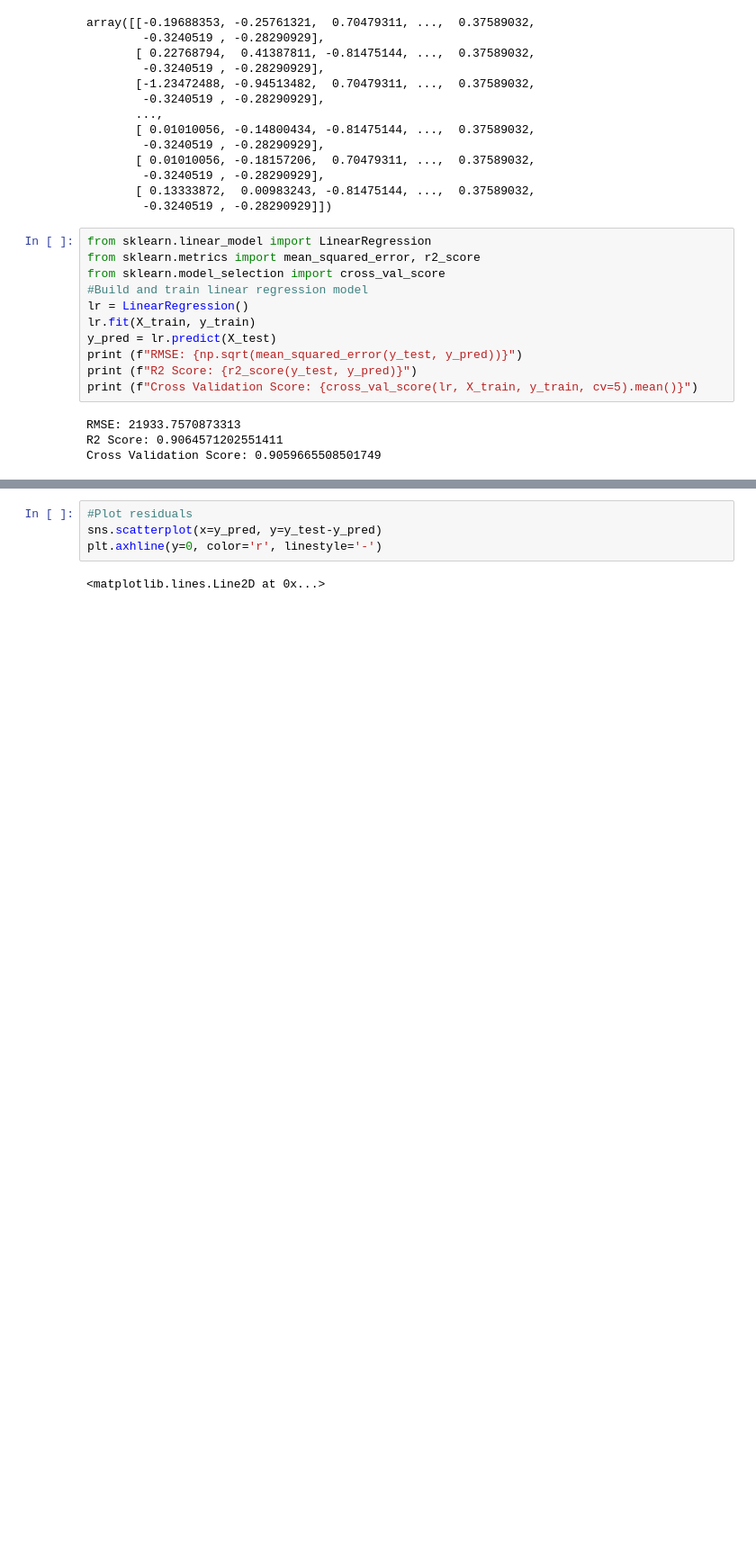
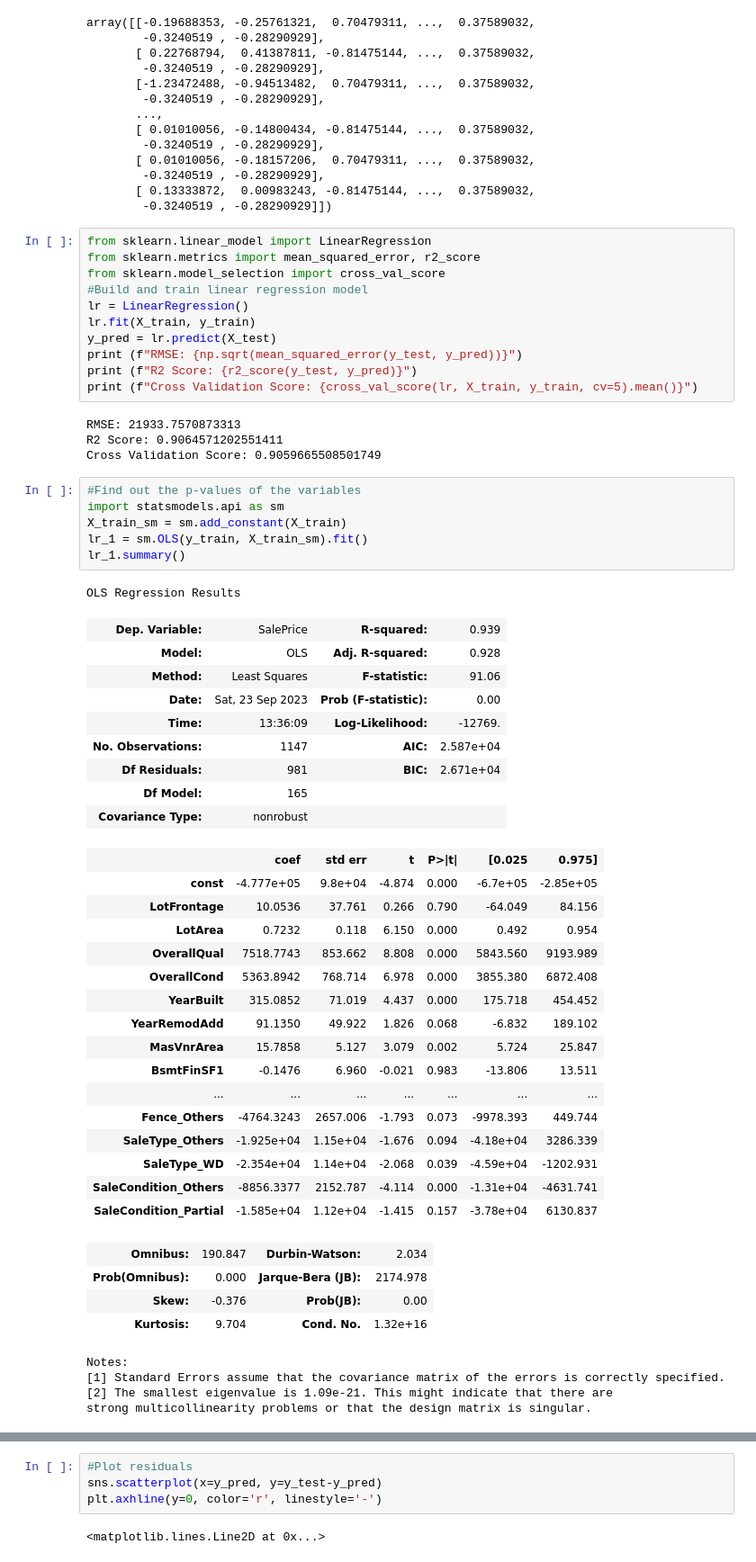
Before and after one commit to adityasngh/Kaggle-House-Prices-Regression, a Jupyter notebook: Kaggle_House_Prices_Regression.ipynb, the cells around one changed output, grey strips where cells are left out. Shown at 90% size. Drawn from its saved outputs; the diff is of its cells as text; blank space fills up the shorter version.

```diff
--- a/Kaggle_House_Prices_Regression.ipynb
+++ b/Kaggle_House_Prices_Regression.ipynb
@@ -1349,3 +1349,44 @@ print (f"Cross Validation Score: {cross_val_score(lr, X_train, y_train, cv=5).me
 RMSE: 21933.7570873313
 R2 Score: 0.9064571202551411
 Cross Validation Score: 0.9059665508501749
+# %%
+#Find out the p-values of the variables
+import statsmodels.api as sm
+X_train_sm = sm.add_constant(X_train)
+lr_1 = sm.OLS(y_train, X_train_sm).fit()
+lr_1.summary()
+# %% [output]
+OLS Regression Results
+| Dep. Variable: | SalePrice | R-squared: | 0.939 |
+| Model: | OLS | Adj. R-squared: | 0.928 |
+| Method: | Least Squares | F-statistic: | 91.06 |
+| Date: | Sat, 23 Sep 2023 | Prob (F-statistic): | 0.00 |
+| Time: | 13:36:09 | Log-Likelihood: | -12769. |
+| No. Observations: | 1147 | AIC: | 2.587e+04 |
+| Df Residuals: | 981 | BIC: | 2.671e+04 |
+| Df Model: | 165 |  |  |
+| Covariance Type: | nonrobust |  |  |
+|  | coef | std err | t | P>|t| | [0.025 | 0.975] |
+| const | -4.777e+05 | 9.8e+04 | -4.874 | 0.000 | -6.7e+05 | -2.85e+05 |
+| LotFrontage | 10.0536 | 37.761 | 0.266 | 0.790 | -64.049 | 84.156 |
+| LotArea | 0.7232 | 0.118 | 6.150 | 0.000 | 0.492 | 0.954 |
+| OverallQual | 7518.7743 | 853.662 | 8.808 | 0.000 | 5843.560 | 9193.989 |
+| OverallCond | 5363.8942 | 768.714 | 6.978 | 0.000 | 3855.380 | 6872.408 |
+| YearBuilt | 315.0852 | 71.019 | 4.437 | 0.000 | 175.718 | 454.452 |
+| YearRemodAdd | 91.1350 | 49.922 | 1.826 | 0.068 | -6.832 | 189.102 |
+| MasVnrArea | 15.7858 | 5.127 | 3.079 | 0.002 | 5.724 | 25.847 |
+| BsmtFinSF1 | -0.1476 | 6.960 | -0.021 | 0.983 | -13.806 | 13.511 |
+| ... | ... | ... | ... | ... | ... | ... |
+| Fence_Others | -4764.3243 | 2657.006 | -1.793 | 0.073 | -9978.393 | 449.744 |
+| SaleType_Others | -1.925e+04 | 1.15e+04 | -1.676 | 0.094 | -4.18e+04 | 3286.339 |
+| SaleType_WD | -2.354e+04 | 1.14e+04 | -2.068 | 0.039 | -4.59e+04 | -1202.931 |
+| SaleCondition_Others | -8856.3377 | 2152.787 | -4.114 | 0.000 | -1.31e+04 | -4631.741 |
+| SaleCondition_Partial | -1.585e+04 | 1.12e+04 | -1.415 | 0.157 | -3.78e+04 | 6130.837 |
+| Omnibus: | 190.847 | Durbin-Watson: | 2.034 |
+| Prob(Omnibus): | 0.000 | Jarque-Bera (JB): | 2174.978 |
+| Skew: | -0.376 | Prob(JB): | 0.00 |
+| Kurtosis: | 9.704 | Cond. No. | 1.32e+16 |
+Notes:
+[1] Standard Errors assume that the covariance matrix of the errors is correctly specified.
+[2] The smallest eigenvalue is 1.09e-21. This might indicate that there are
+strong multicollinearity problems or that the design matrix is singular.
```
Also changed, not shown: parts of 3 cells of this notebook.
